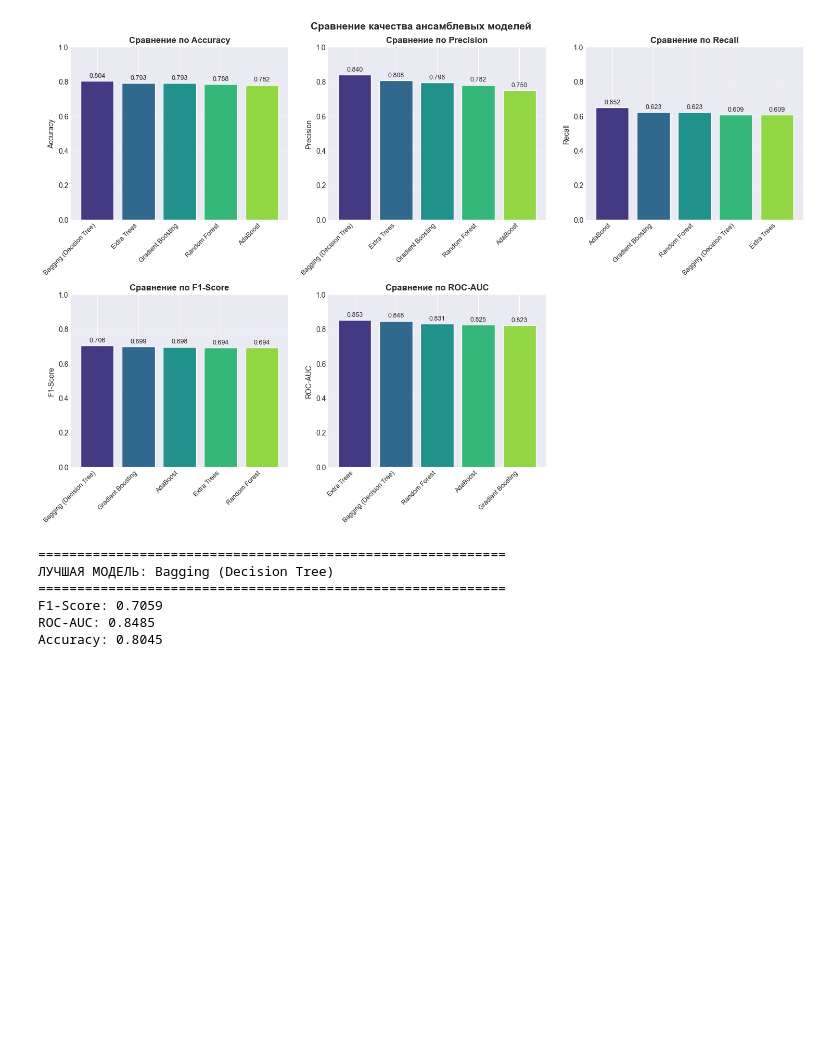
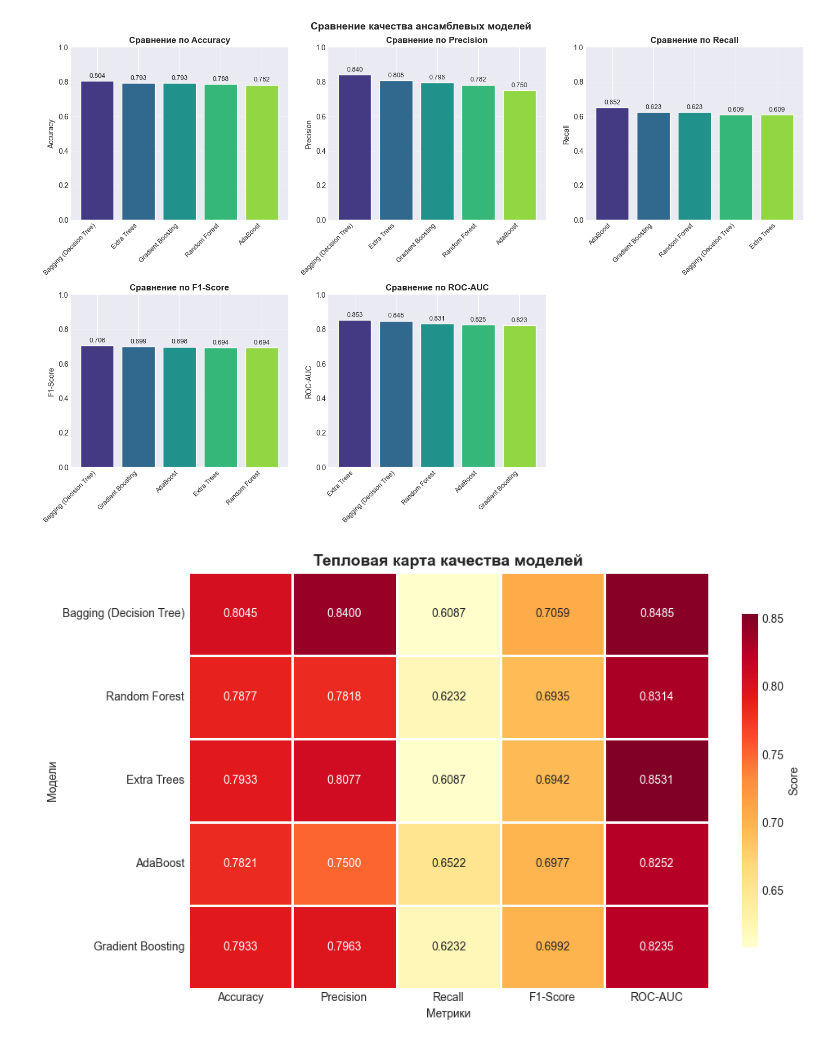
Before and after one commit to shoYomzYATIshchtitSHTIT/TMO_2026, a Jupyter notebook: lab5/lab5.ipynb, the cells around one changed output. Cells and saved outputs as stored; diff of their text form; code cells hidden in the pictures; blank space fills up the shorter version.

```diff
--- a/lab5/lab5.ipynb
+++ b/lab5/lab5.ipynb
@@ -322,22 +321,15 @@ plt.tight_layout()
 plt.show()
 # %% [output]
 [figure]
-# %%
-# Находим лучшую модель по F1-Score
-best_model_name = results_df['F1-Score'].idxmax()
-best_model = trained_models[best_model_name]
-best_f1 = results_df.loc[best_model_name, 'F1-Score']
-
-print("="*60)
-print(f"ЛУЧШАЯ МОДЕЛЬ: {best_model_name}")
-print("="*60)
-print(f"F1-Score: {best_f1:.4f}")
-print(f"ROC-AUC: {results_df.loc[best_model_name, 'ROC-AUC']:.4f}")
-print(f"Accuracy: {results_df.loc[best_model_name, 'Accuracy']:.4f}")
-# %% [output]
-============================================================
-ЛУЧШАЯ МОДЕЛЬ: Bagging (Decision Tree)
-============================================================
-F1-Score: 0.7059
-ROC-AUC: 0.8485
-Accuracy: 0.8045
+# %%
+# Тепловая карта
+plt.figure(figsize=(10, 6))
+sns.heatmap(results_df[metrics_to_plot], annot=True, fmt='.4f', cmap='YlOrRd',
+            linewidths=1, cbar_kws={'label': 'Score', 'shrink': 0.8})
+plt.title('Тепловая карта качества моделей', fontsize=14, fontweight='bold')
+plt.xlabel('Метрики')
+plt.ylabel('Модели')
+plt.tight_layout()
+plt.show()
+# %% [output]
+[figure, added]
```
Also changed, not shown: parts of 4 cells of this notebook, 1 other file.
